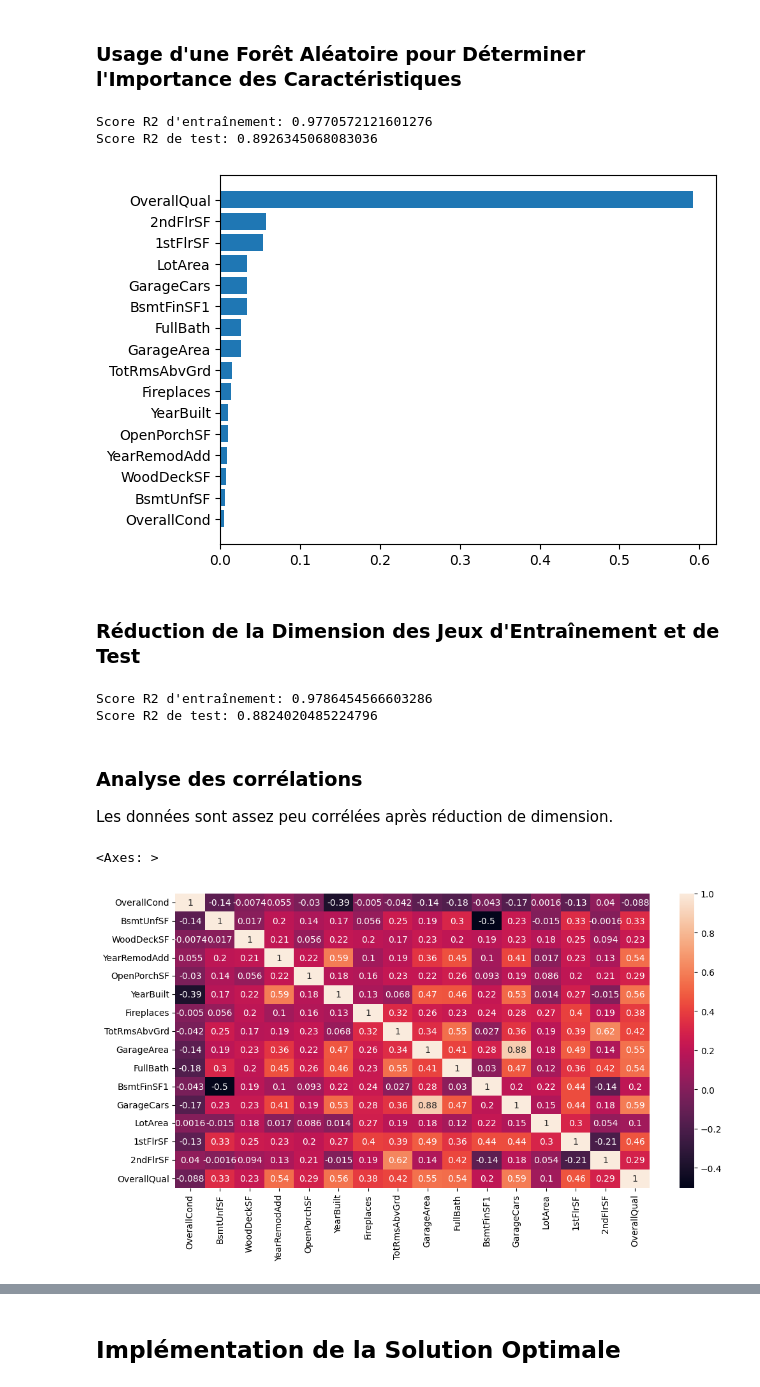
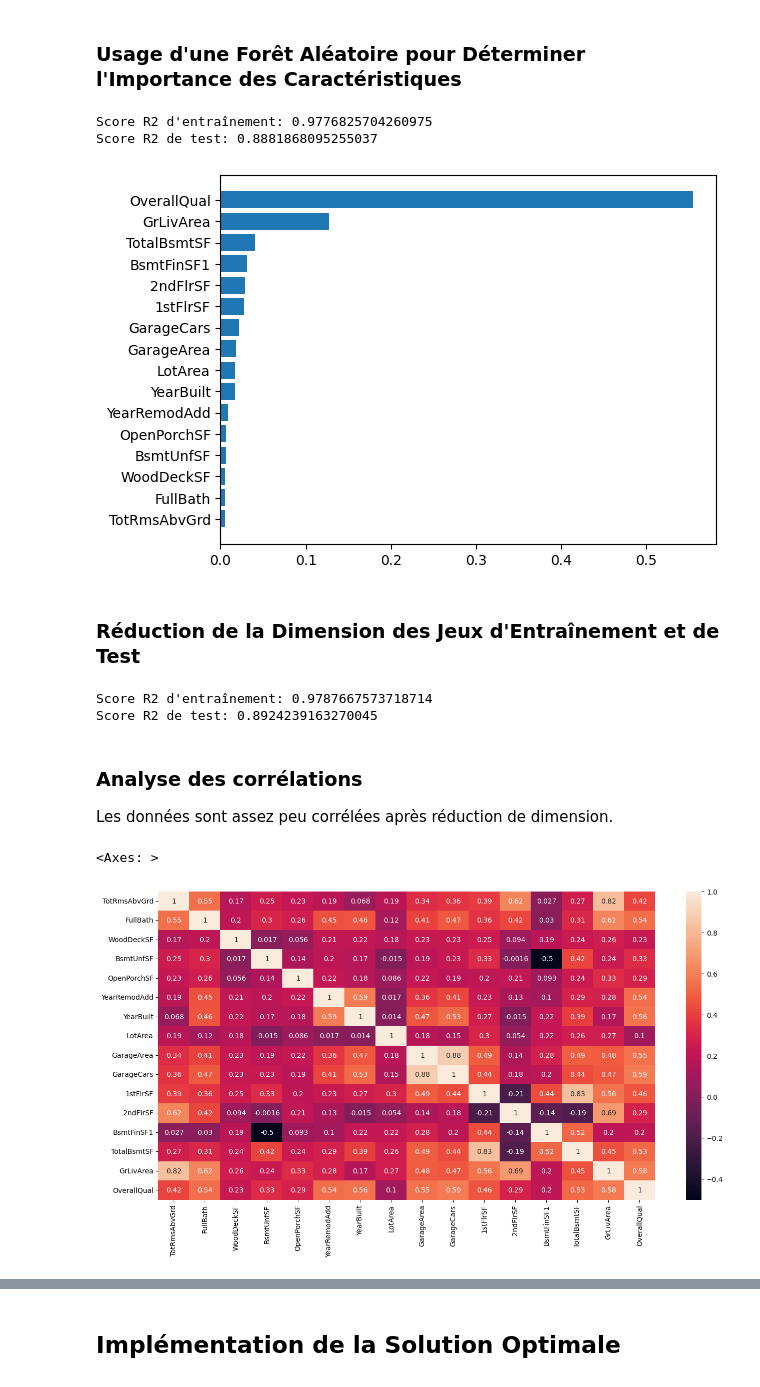
Before and after one commit to digillia/Digillia-Colab, a Jupyter notebook: use-cases/regression.ipynb, the cells around one changed output, grey strips where cells are left out. Cells and saved outputs as stored; diff of their text form; code cells hidden in the pictures.

```diff
--- a/use-cases/regression.ipynb
+++ b/use-cases/regression.ipynb
@@ -126,9 +126,9 @@ from sklearn.model_selection import train_test_split
 random_state = 42
 target = 'SalePrice'
 y = df[target]
-# Suppression des données corrélées
-# X = df.drop(columns=['Id', '1stFlrSF', '2ndFlrSF', 'BsmtFinSF1', 'BsmtFinSF2', target])
-X = df.drop(columns=['Id', 'GrLivArea', 'TotalBsmtSF', target])
+# Suppression des données corrélées (celles qui ont le plus de zéros)
+# X = df.drop(columns=['Id', 'GrLivArea', 'BsmtFinSF2', target])
+X = df.drop(columns=['Id', 'LowQualFinSF', 'BsmtFinSF2', target])
 X_encoded = pd.get_dummies(X, dtype=float)
 X_train, X_test, y_train, y_test = train_test_split(X_encoded, y, test_size=.2, random_state=random_state)
 # %% [markdown]
@@ -143,8 +143,8 @@ model.fit(X_train, y_train)
 print(f"Score R2 d'entraînement: {model.score(X_train, y_train)}")
 print(f"Score R2 de test: {model.score(X_test, y_test)}")
 # %% [output]
-Score R2 d'entraînement: 0.9770572121601276
-Score R2 de test: 0.8926345068083036
+Score R2 d'entraînement: 0.9776825704260975
+Score R2 de test: 0.8881868095255037
 # %%
 import numpy as np
 import matplotlib.pyplot as plt
@@ -161,7 +161,7 @@ ax.barh(range(len(indices)), importances[indices])
 ax.set_yticks(range(len(indices)))
 _ = ax.set_yticklabels(np.array(X_train.columns)[indices])
 # %% [output]
-[figure, old version]
+[figure, new version]
 # %% [markdown]
 ### Réduction de la Dimension des Jeux d'Entraînement et de Test
 # %%
@@ -177,8 +177,8 @@ model.fit(X_train, y_train)
 print(f"Score R2 d'entraînement: {model.score(X_train, y_train)}")
 print(f"Score R2 de test: {model.score(X_test, y_test)}")
 # %% [output]
-Score R2 d'entraînement: 0.9786454566603286
-Score R2 de test: 0.8824020485224796
+Score R2 d'entraînement: 0.9787667573718714
+Score R2 de test: 0.8924239163270045
 # %% [markdown]
 ### Analyse des corrélations
 
@@ -186,12 +186,12 @@ Les données sont assez peu corrélées après réduction de dimension.
 # %%
 import matplotlib.pyplot as plt
 import seaborn as sb
 
-plt.figure(figsize=(12,6))
+plt.figure(figsize=(16,8))
 sb.heatmap(X_train.corr(), annot=True)
 # %% [output]
 <Axes: >
-[figure, old version]
+[figure, new version]
 # %%
 import warnings
 import numpy as np
```
Also changed, not shown: parts of 8 cells of this notebook, 2 other files.
